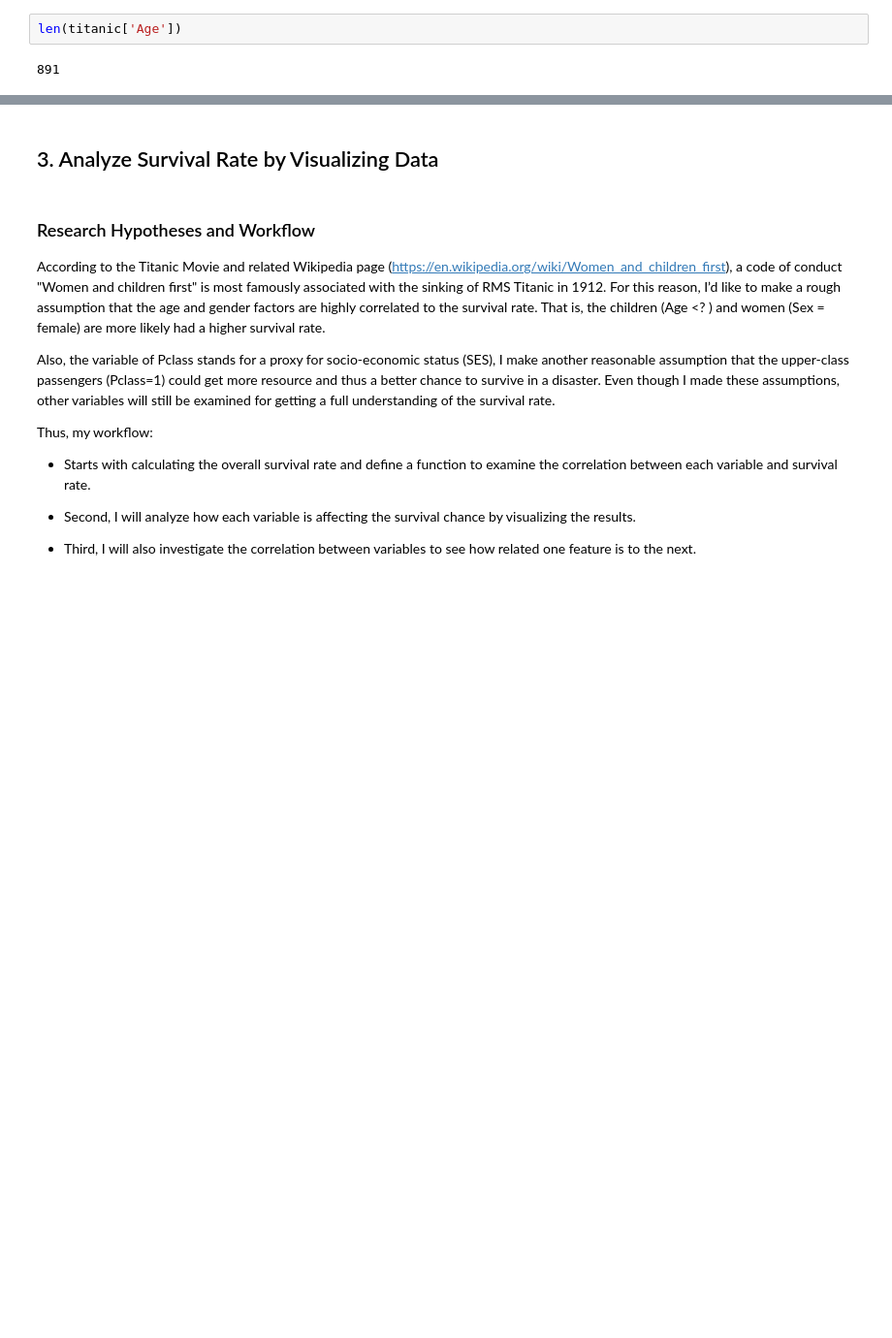
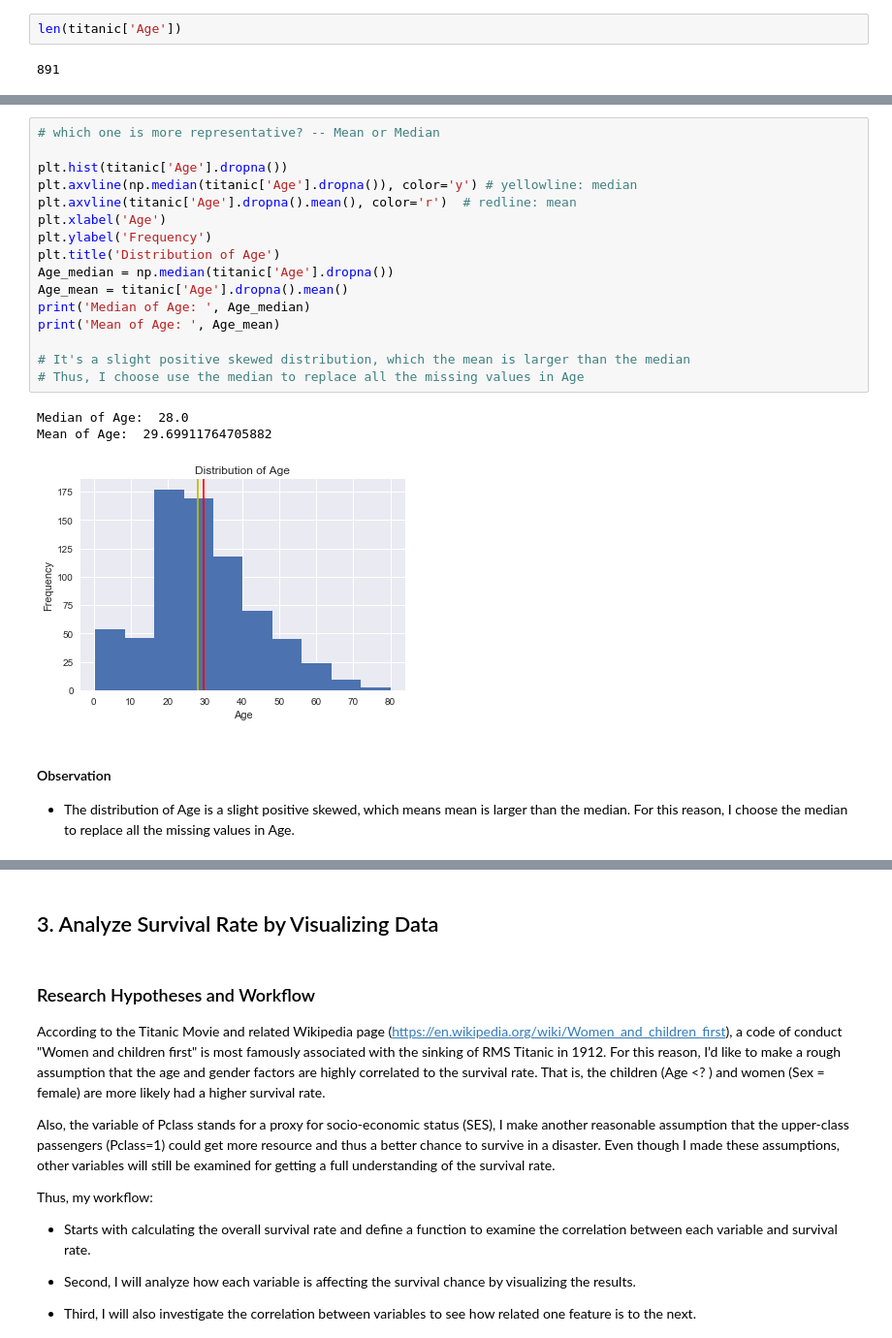
Before and after one commit to freena22/Udacity-Data-Analysis-Nanodegree, a Jupyter notebook: 07_P2_Investigate_Titanic_Dataset.ipynb, the cells around one changed output, grey strips where cells are left out. Shown at 97% size. Saved outputs shown, nothing was run; the diff lists cells and outputs as text; blank space fills up the shorter version.

Commit message:
revise the missing data part

```diff
--- a/07_P2_Investigate_Titanic_Dataset.ipynb
+++ b/07_P2_Investigate_Titanic_Dataset.ipynb
@@ -125,0 +113,24 @@ print(len(New_Embarked))
+# %%
+# which one is more representative? -- Mean or Median
+
+plt.hist(titanic['Age'].dropna())
+plt.axvline(np.median(titanic['Age'].dropna()), color='y') # yellowline: median
+plt.axvline(titanic['Age'].dropna().mean(), color='r')  # redline: mean
+plt.xlabel('Age')
+plt.ylabel('Frequency')
+plt.title('Distribution of Age')
+Age_median = np.median(titanic['Age'].dropna())
+Age_mean = titanic['Age'].dropna().mean()
+print('Median of Age: ', Age_median)
+print('Mean of Age: ', Age_mean)
+
+# It's a slight positive skewed distribution, which the mean is larger than the median
+# Thus, I choose use the median to replace all the missing values in Age
+# %% [output]
+Median of Age:  28.0
+Mean of Age:  29.69911764705882
+[figure, added]
+# %% [markdown]
+#### Observation
+
+- The distribution of Age is a slight positive skewed, which means mean is larger than the median. For this reason, I choose the median to replace all the missing values in Age.
```
Also changed, not shown: parts of 26 cells of this notebook.
